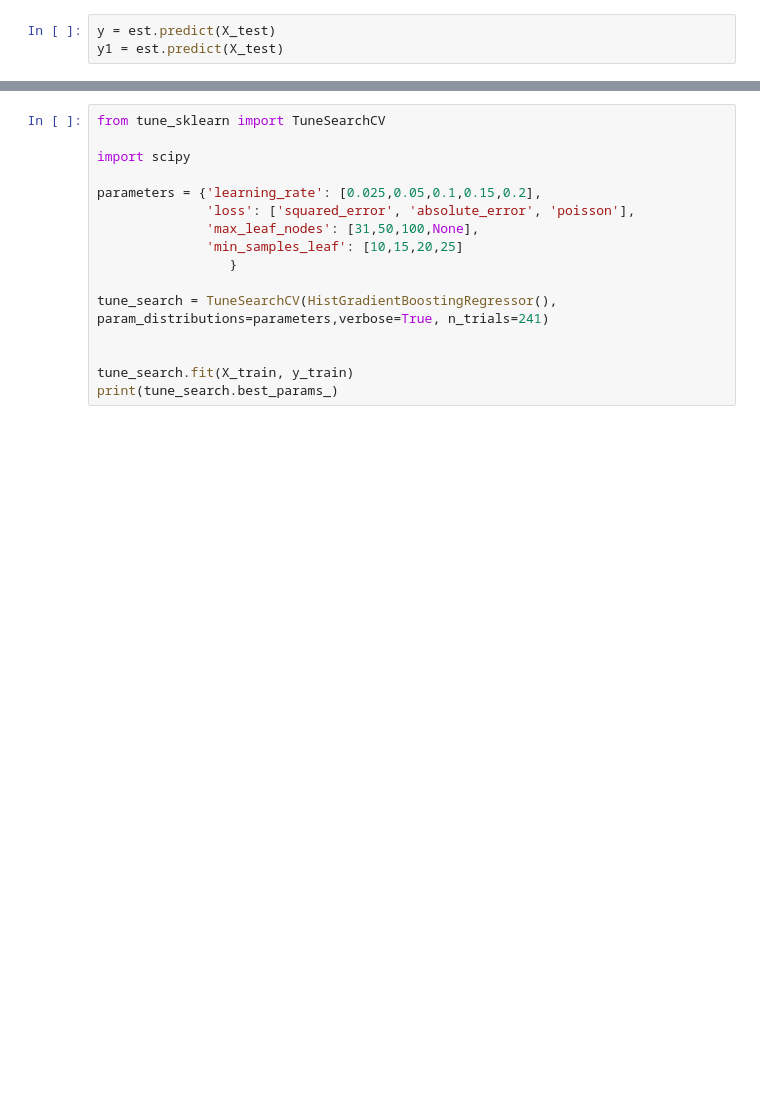
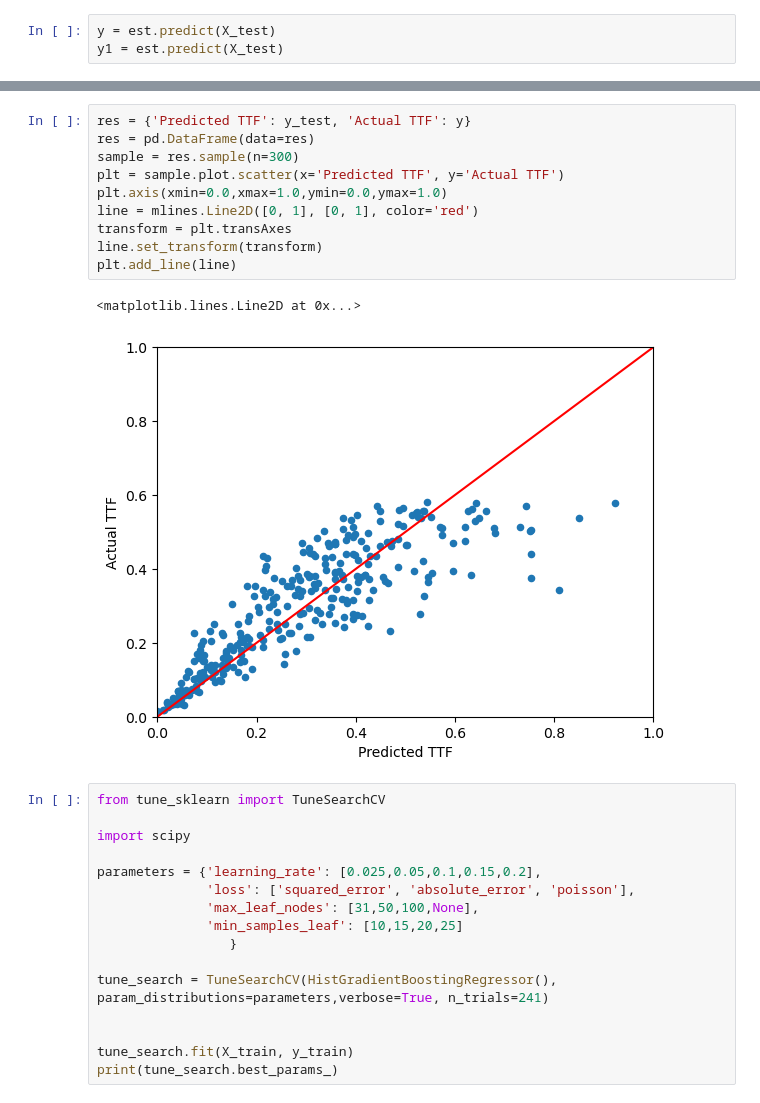
Before and after one commit to xavier-santos/Challenge2-Team7-MEIA-2022-2023, a Jupyter notebook: Notebooks/Challenge 2 - Model Training and Evaluation.ipynb, the cells around one changed output, grey strips where cells are left out. Cells and saved outputs as stored; diff of their text form; blank space fills up the shorter version.

```diff
--- a/Notebooks/Challenge 2 - Model Training and Evaluation.ipynb
+++ b/Notebooks/Challenge 2 - Model Training and Evaluation.ipynb
@@ -159,4 +161,17 @@ display(widgets.HBox((button_left, button_right)))
 [interactive output not drawn]
+# %%
+res = {'Predicted TTF': y_test, 'Actual TTF': y}
+res = pd.DataFrame(data=res)
+sample = res.sample(n=300)
+plt = sample.plot.scatter(x='Predicted TTF', y='Actual TTF')
+plt.axis(xmin=0.0,xmax=1.0,ymin=0.0,ymax=1.0)
+line = mlines.Line2D([0, 1], [0, 1], color='red')
+transform = plt.transAxes
+line.set_transform(transform)
+plt.add_line(line)
+# %% [output]
+<matplotlib.lines.Line2D at 0x...>
+[figure, added]
 # %%
 from tune_sklearn import TuneSearchCV
 
```
Also changed, not shown: parts of 4 cells of this notebook, 3 other files.
